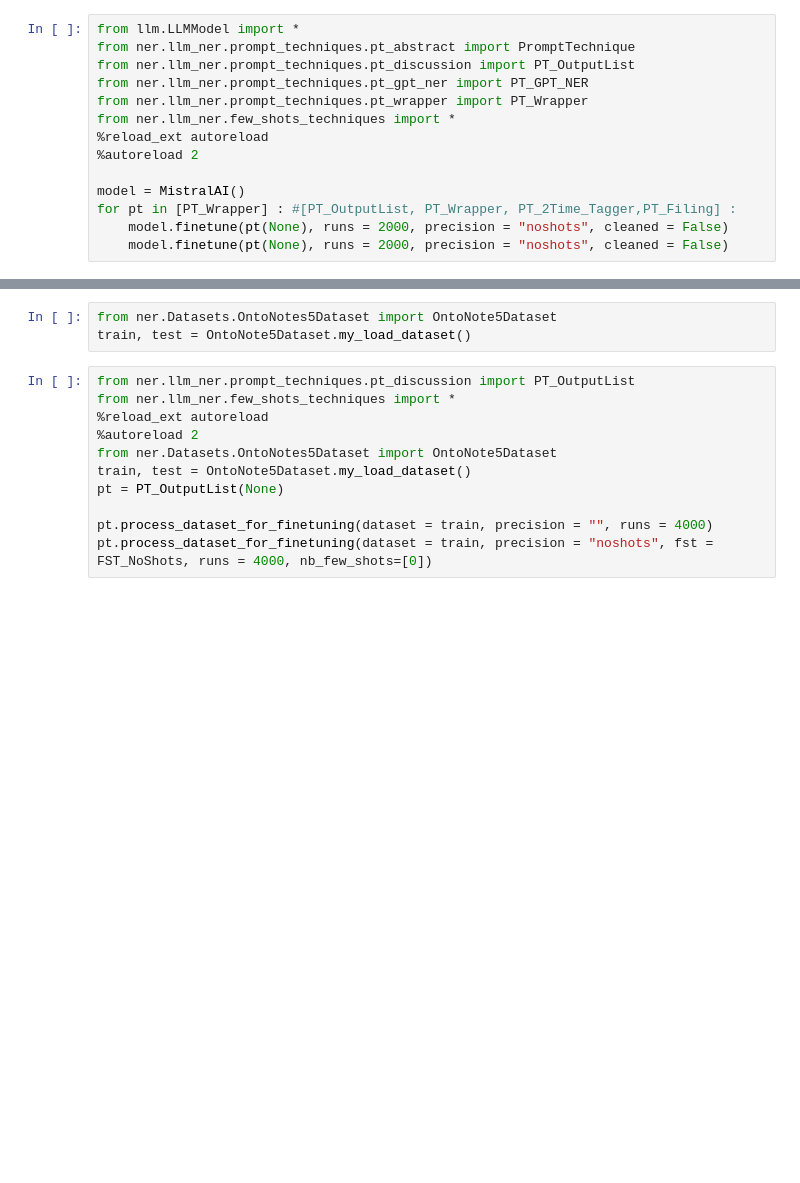
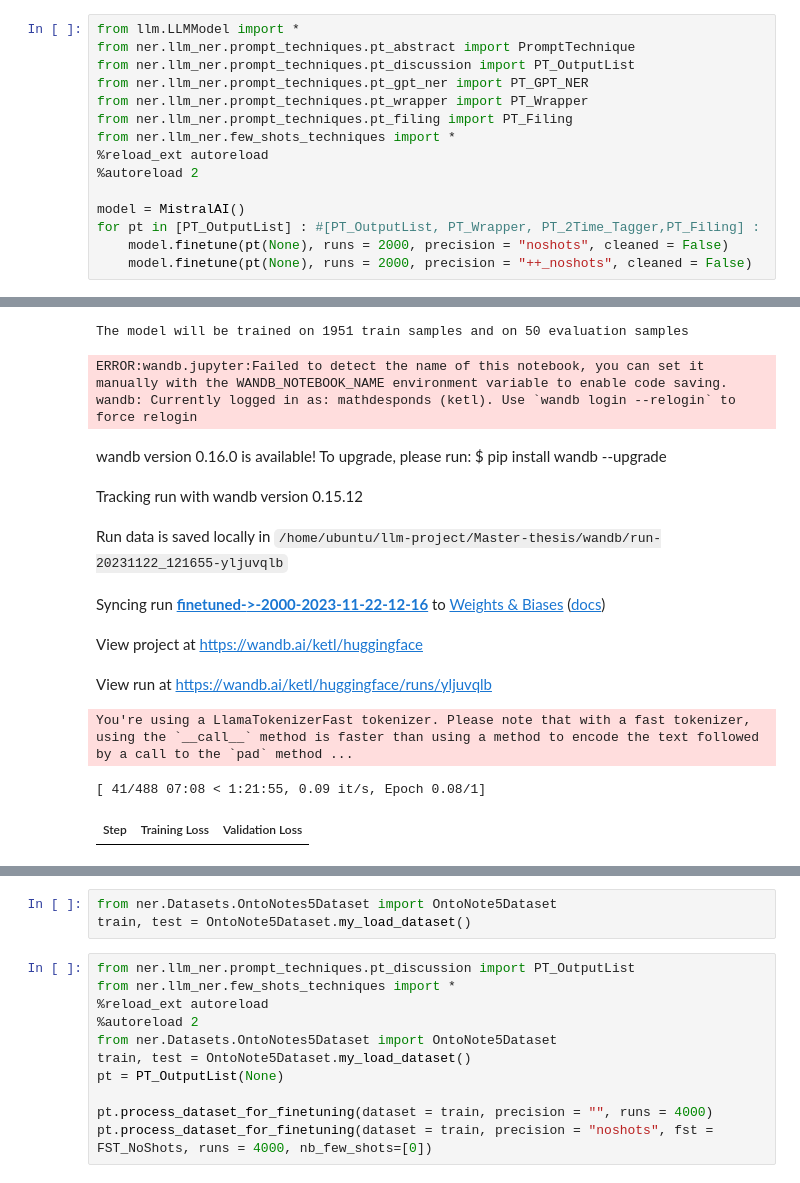
Before and after one commit to MathieuDesponds/Information-extraction-in-official-documents-using-LLMs, a Jupyter notebook: finetune copy.ipynb, the cells around one changed output, grey strips where cells are left out. Saved outputs shown, nothing was run; the diff lists cells and outputs as text; blank space fills up the shorter version.

```diff
--- a/finetune copy.ipynb
+++ b/finetune copy.ipynb
@@ -4,11 +4,13 @@ from ner.llm_ner.prompt_techniques.pt_abstract import PromptTechnique
 from ner.llm_ner.prompt_techniques.pt_discussion import PT_OutputList
 from ner.llm_ner.prompt_techniques.pt_gpt_ner import PT_GPT_NER
 from ner.llm_ner.prompt_techniques.pt_wrapper import PT_Wrapper
+from ner.llm_ner.prompt_techniques.pt_filing import PT_Filing
 from ner.llm_ner.few_shots_techniques import *
 %reload_ext autoreload
 %autoreload 2
 
 model = MistralAI()
-for pt in [PT_Wrapper] : #[PT_OutputList, PT_Wrapper, PT_2Time_Tagger,PT_Filing] :
+for pt in [PT_OutputList] : #[PT_OutputList, PT_Wrapper, PT_2Time_Tagger,PT_Filing] :
     model.finetune(pt(None), runs = 2000, precision = "noshots", cleaned = False)
-    model.finetune(pt(None), runs = 2000, precision = "noshots", cleaned = False)
+    model.finetune(pt(None), runs = 2000, precision = "++_noshots", cleaned = False)
+# %% [output]
@@ -14,0 +36,12 @@ for pt in [PT_Wrapper] : #[PT_OutputList, PT_Wrapper, PT_2Time_Tagger,PT_Filing]
+The model will be trained on 1951 train samples and on 50 evaluation samples
+ERROR:wandb.jupyter:Failed to detect the name of this notebook, you can set it manually with the WANDB_NOTEBOOK_NAME environment variable to enable code saving.
+wandb: Currently logged in as: mathdesponds (ketl). Use `wandb login --relogin` to force relogin
+wandb version 0.16.0 is available! To upgrade, please run: $ pip install wandb --upgrade
+Tracking run with wandb version 0.15.12
+Run data is saved locally in /home/ubuntu/llm-project/Master-thesis/wandb/run-20231122_121655-yljuvqlb
+Syncing run finetuned->-2000-2023-11-22-12-16 to Weights & Biases (docs)
+View project at https://wandb.ai/ketl/huggingface
+View run at https://wandb.ai/ketl/huggingface/runs/yljuvqlb
+You're using a LlamaTokenizerFast tokenizer. Please note that with a fast tokenizer, using the `__call__` method is faster than using a method to encode the text followed by a call to the `pad` method ...
+[ 41/488 07:08 < 1:21:55, 0.09 it/s, Epoch 0.08/1]
+| Step | Training Loss | Validation Loss |
```
Also changed, not shown: parts of 2 cells of this notebook, 13 other files.
